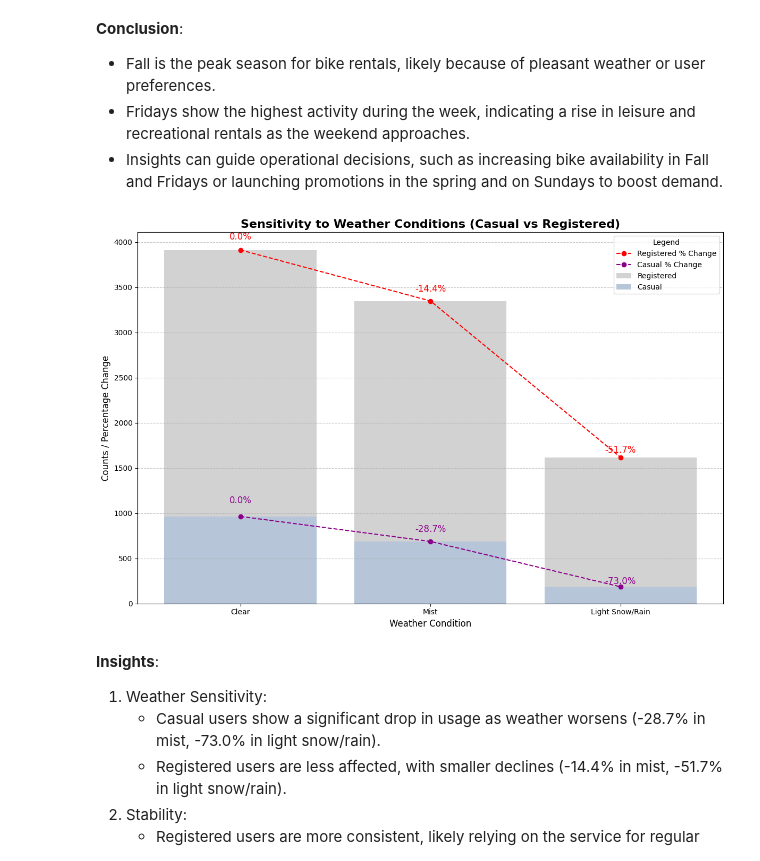
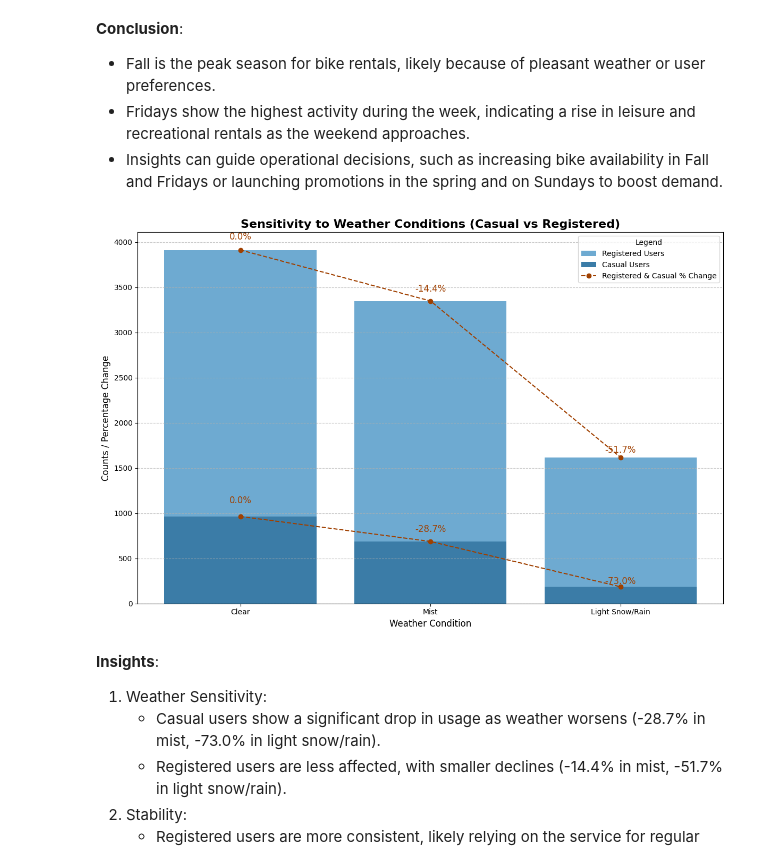
Before and after one commit to rakaarfi/bike-rental-dashboard, a Jupyter notebook: notebook.ipynb, the cells around one changed output. Cells and saved outputs as stored; diff of their text form; code cells hidden in the pictures.

```diff
--- a/notebook.ipynb
+++ b/notebook.ipynb
@@ -601,59 +685,77 @@ plt.show()
 # %%
 # -------------------------------
 # 3. Monetary (M)
 # -------------------------------
 # Analyze sensitivity of casual vs registered users to weather conditions
-weather_sensitivity = day_df.groupby('weathersit')[['casual', 'registered']].mean().reset_index()
-length = len(weather_sensitivity)
-casual_count = weather_sensitivity['casual']
-registered_count = weather_sensitivity['registered']
+def monetary(day_df):
+    weather_sensitivity = day_df.groupby('weathersit')[['casual', 'registered']].mean().reset_index()
+    length = len(weather_sensitivity)
+    casual_count = weather_sensitivity['casual']
+    registered_count = weather_sensitivity['registered']
 
-# Plot Monetary - Weather Sensitivity
-weather_labels = {1: 'Clear', 2: 'Mist', 3: 'Light Snow/Rain', 4: 'Heavy Rain/Snow'}
-weather_sensitivity['weather_label'] = weather_sensitivity['weathersit'].map(weather_labels)
-weather_name = weather_sensitivity['weather_label']
+    # Plot Monetary - Weather Sensitivity
+    weather_labels = {1: 'Clear', 2: 'Mist', 3: 'Light Snow/Rain', 4: 'Heavy Rain/Snow'}
+    weather_sensitivity['weather_label'] = weather_sensitivity['weathersit'].map(weather_labels)
+    weather_name = weather_sensitivity['weather_label']
 
-# Calculate percentage change casual
-percent_change_casual = [0]  # First season has no previous data
-for i in range(1, length):
-    change = ((casual_count[i] - casual_count[i - 1]) / casual_count[i - 1]) * 100
-    percent_change_casual.append(change)
+    # Calculate percentage change casual
+    percent_change_casual = [0]  # First season has no previous data
+    for i in range(1, length):
+        change = ((casual_count[i] - casual_count[i - 1]) / casual_count[i - 1]) * 100
+        percent_change_casual.append(change)
 
-# Calculate percentage change registered
-percent_change_registered = [0]  # First season has no previous data
-for i in range(1, length):
-    change = ((registered_count[i] - registered_count[i - 1]) / registered_count[i - 1]) * 100
-    percent_change_registered.append(change)
+    # Calculate percentage change registered
+    percent_change_registered = [0]  # First season has no previous data
+    for i in range(1, length):
+        change = ((registered_count[i] - registered_count[i - 1]) / registered_count[i - 1]) * 100
+        percent_change_registered.append(change)
 
-# Plotting combined bar chart and line plots for casual and registered users
-plt.figure(figsize=(12, 8))
+    return weather_sensitivity, weather_name, casual_count, registered_count, percent_change_casual, percent_change_registered
 
-sns.barplot(x=weather_name, y=registered_count, data=weather_sensitivity, color='silver', alpha=0.7, label='Registered')
-sns.barplot(x=weather_name, y=casual_count, data=weather_sensitivity, color='lightsteelblue', label='Casual')
+def plot_monetary(weather_sensitivity, weather_name, casual_count, registered_count, percent_change_casual, percent_change_registered):
 
-# Adding percentage change lines
-plt.plot(weather_name, registered_count, marker='o', color='red', label='Registered % Change', linestyle='--')
-plt.plot(weather_name, casual_count, marker='o', color='darkmagenta', label='Casual % Change', linestyle='--')
+    length = len(weather_sensitivity)
+    # Plotting combined bar chart and line plots for casual and registered users
+    plt.figure(figsize=(12, 8))
 
-# Customizing the plot
-plt.title('Sensitivity to Weather Conditions (Casual vs Registered)', fontsize=16, weight='bold')
-plt.xlabel('Weather Condition', fontsize=12)
-plt.ylabel('Counts / Percentage Change', fontsize=12)
-plt.legend(title='Legend', fontsize=10)
-plt.grid(axis='y', linestyle='--', alpha=0.7)
+    # Barplot for 'Registered' and 'Casual'
+    sns.barplot(x=weather_name, y=registered_count, data=weather_sensitivity, color='#5dade2', label='Registered Users')
+    sns.barplot(x=weather_name, y=casual_count, data=weather_sensitivity, color='#2980b9', label='Casual Users')
 
-# Annotating the bar and line plots
-for i in range(length):
-    # Annotating percentage changes
-    plt.text(i, registered_count[i] + (registered_count[i] * 0.03), f"{percent_change_registered[i]:.1f}%", ha='center', color='red', fontsize=12)
-    plt.text(i, casual_count[i] + (casual_count[i] * 0.15), f"{percent_change_casual[i]:.1f}%", ha='center', color='darkmagenta', fontsize=12)
+    # Adding percentage change lines
+    line_registered, = plt.plot(weather_name, registered_count, marker='o', color='#a04000', linestyle='--')
+    line_casual, = plt.plot(weather_name, casual_count, marker='o', color='#a04000', linestyle='--')
 
+    # Customizing the plot
+    plt.title('Sensitivity to Weather Conditions (Casual vs Registered)', fontsize=16, weight='bold')
+    plt.xlabel('Weather Condition', fontsize=12)
+    plt.ylabel('Counts / Percentage Change', fontsize=12)
+    plt.legend(title='Legend', fontsize=10, )
+    plt.grid(axis='y', linestyle='--', alpha=0.7)
 
-# Show the plot
-plt.tight_layout()
+    # Annotating the bar and line plots
+    for i in range(length):
+        # Annotating percentage changes
+        plt.text(i, registered_count[i] + (registered_count[i] * 0.03), f"{percent_change_registered[i]:.1f}%", ha='center', color='#a04000', fontsize=12)
+        plt.text(i, casual_count[i] + (casual_count[i] * 0.15), f"{percent_change_casual[i]:.1f}%", ha='center', color='#a04000', fontsize=12)
+
+    # Creating a custom legend
+    handles, labels = plt.gca().get_legend_handles_labels()
+    # Add the custom label for the lines to the legend
+    handles.append(line_registered)
+    handles.append(line_casual)
+    labels.append('Registered & Casual % Change')
+    # Now we place the legend outside of the plot
+    plt.legend(handles=handles, labels=labels, title='Legend', fontsize=10, loc='upper right')
+    plt.tight_layout()
+
+    return plt
+
+monetary_data = monetary(day_df)
+plot_monetary(*monetary_data)
 plt.show()
 # %% [output]
-[figure, old version]
+[figure, new version]
 # %% [markdown]
 **Insights**:
 1. Weather Sensitivity:
```
Also changed, not shown: parts of 17 cells of this notebook, 1 other file.
